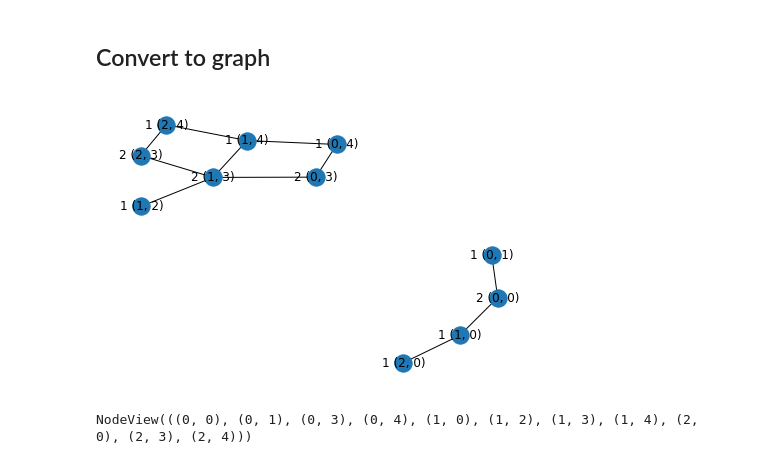
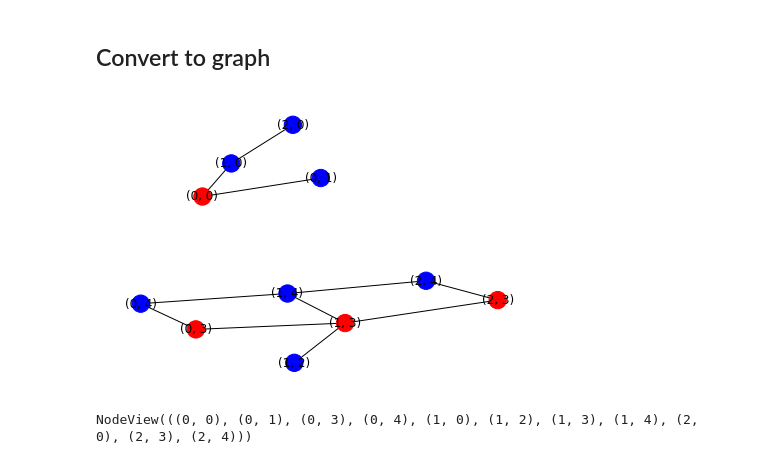
Before and after one commit to AnubhaY/Virus-Spread, a Jupyter notebook: virus_spread.ipynb, the cells around one changed output. Cells and saved outputs as stored; diff of their text form; code cells hidden in the pictures.

Commit message:
better visualization

```diff
--- a/virus_spread.ipynb
+++ b/virus_spread.ipynb
@@ -34,21 +45,28 @@ import time
 # %%
 virus = []
 labels = {}
+color_map = []
 G = nx.grid_2d_graph(x,y)
 
 for a,b in itertools.product(range(x), range(y)):
     data = A[a,b]
     coordinates = (a,b)
-    labels[coordinates] = f'{data} {coordinates}'
+
     if data == 0:
-        labels.pop(coordinates)
         G.remove_node(coordinates)
-    if data == 2:
+
+    elif data == 1:
+        color_map.append('blue')
+        labels[coordinates] = f'{coordinates}'
+
+    else:
+        color_map.append('red')
         virus.append(coordinates)
+        labels[coordinates] = f'{coordinates}'
 # %%
-nx.draw(G, labels=labels)
+nx.draw(G, labels=labels,  node_color=color_map, pos=nx.spring_layout(G, iterations=20))
 # %% [output]
-[figure, old version]
+[figure, new version]
 # %%
 G.nodes()
 # %% [output]
```
Also changed, not shown: parts of 1 cell of this notebook.
